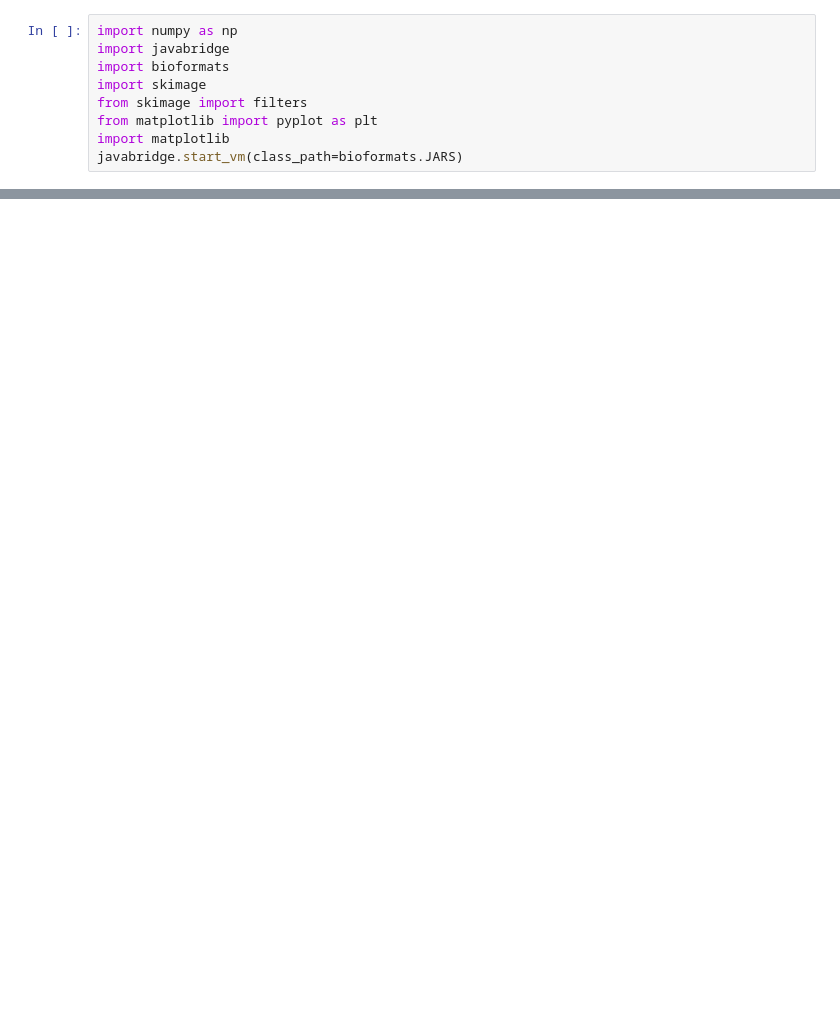
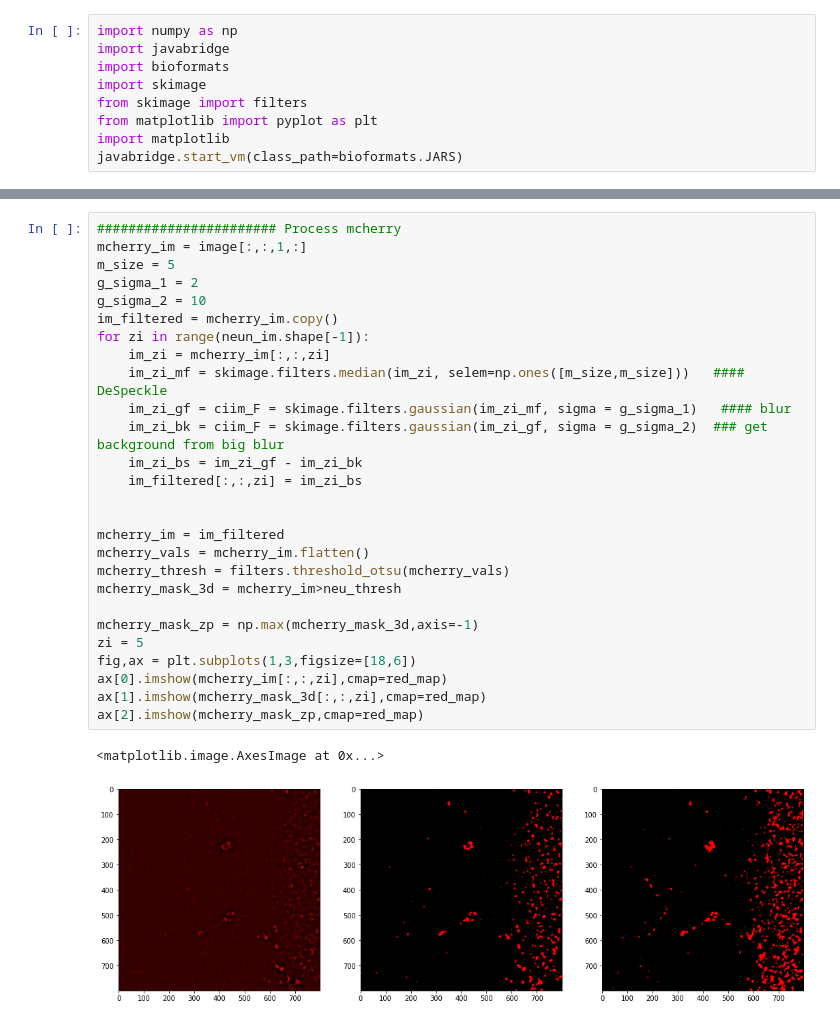
Before and after one commit to dtabuena/Images, a Jupyter notebook: Analyzing_Confocal.ipynb, the cells around one changed output, grey strips where cells are left out. Cells and saved outputs as stored; diff of their text form; blank space fills up the shorter version.

```diff
--- a/Analyzing_Confocal.ipynb
+++ b/Analyzing_Confocal.ipynb
@@ -96,0 +129,30 @@ blue_map = new_colormap([0,0,0,1],[0,0,1,1])
+# %%
+####################### Process mcherry
+mcherry_im = image[:,:,1,:]
+m_size = 5
+g_sigma_1 = 2
+g_sigma_2 = 10
+im_filtered = mcherry_im.copy()
+for zi in range(neun_im.shape[-1]):
+    im_zi = mcherry_im[:,:,zi]
+    im_zi_mf = skimage.filters.median(im_zi, selem=np.ones([m_size,m_size]))   #### DeSpeckle
+    im_zi_gf = ciim_F = skimage.filters.gaussian(im_zi_mf, sigma = g_sigma_1)   #### blur
+    im_zi_bk = ciim_F = skimage.filters.gaussian(im_zi_gf, sigma = g_sigma_2)  ### get background from big blur
+    im_zi_bs = im_zi_gf - im_zi_bk
+    im_filtered[:,:,zi] = im_zi_bs
+
+
+mcherry_im = im_filtered
+mcherry_vals = mcherry_im.flatten()
+mcherry_thresh = filters.threshold_otsu(mcherry_vals)
+mcherry_mask_3d = mcherry_im>neu_thresh
+
+mcherry_mask_zp = np.max(mcherry_mask_3d,axis=-1)
+zi = 5
+fig,ax = plt.subplots(1,3,figsize=[18,6])
+ax[0].imshow(mcherry_im[:,:,zi],cmap=red_map)
+ax[1].imshow(mcherry_mask_3d[:,:,zi],cmap=red_map)
+ax[2].imshow(mcherry_mask_zp,cmap=red_map)
+# %% [output]
+<matplotlib.image.AxesImage at 0x...>
+[figure, added]
```
Also changed, not shown: parts of 12 cells of this notebook.
